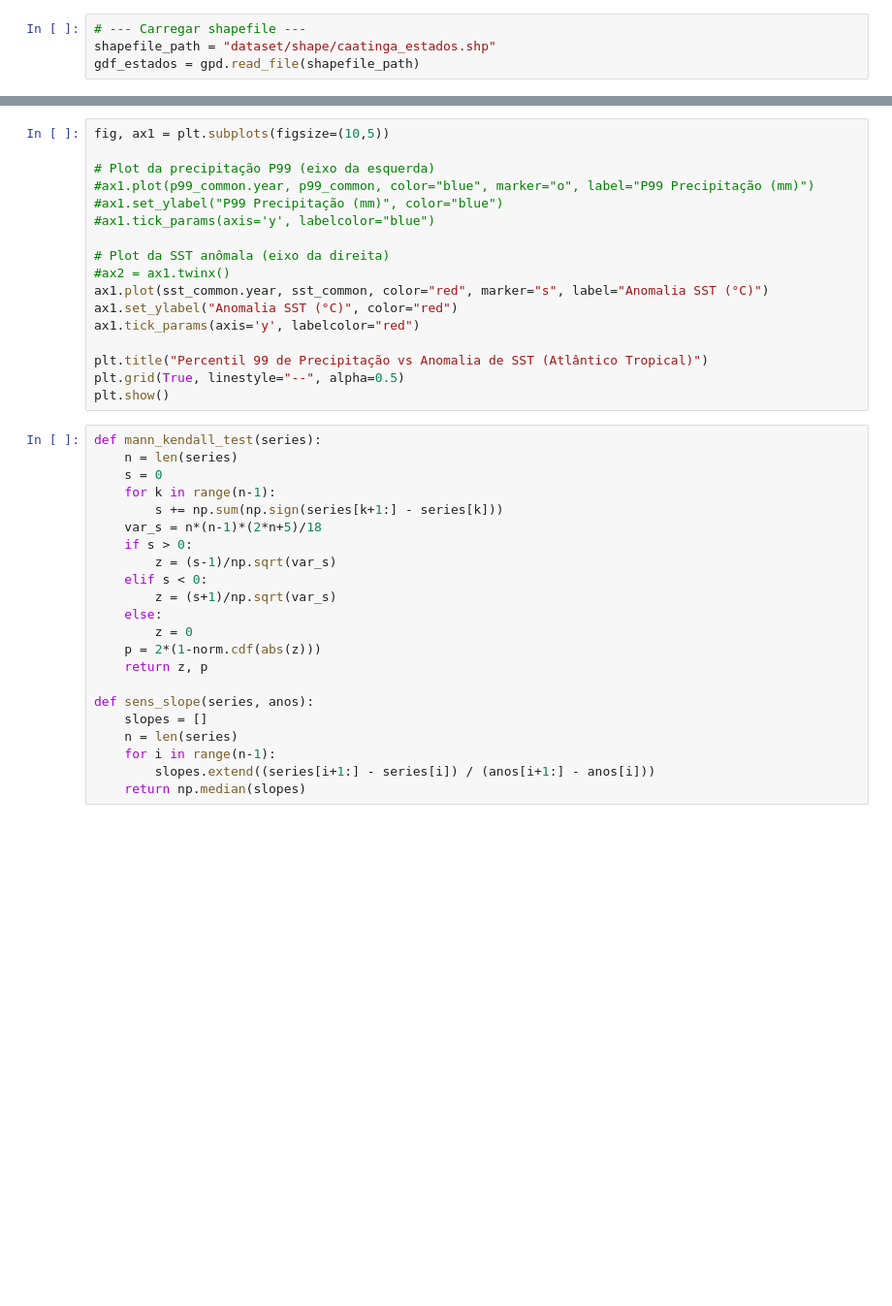
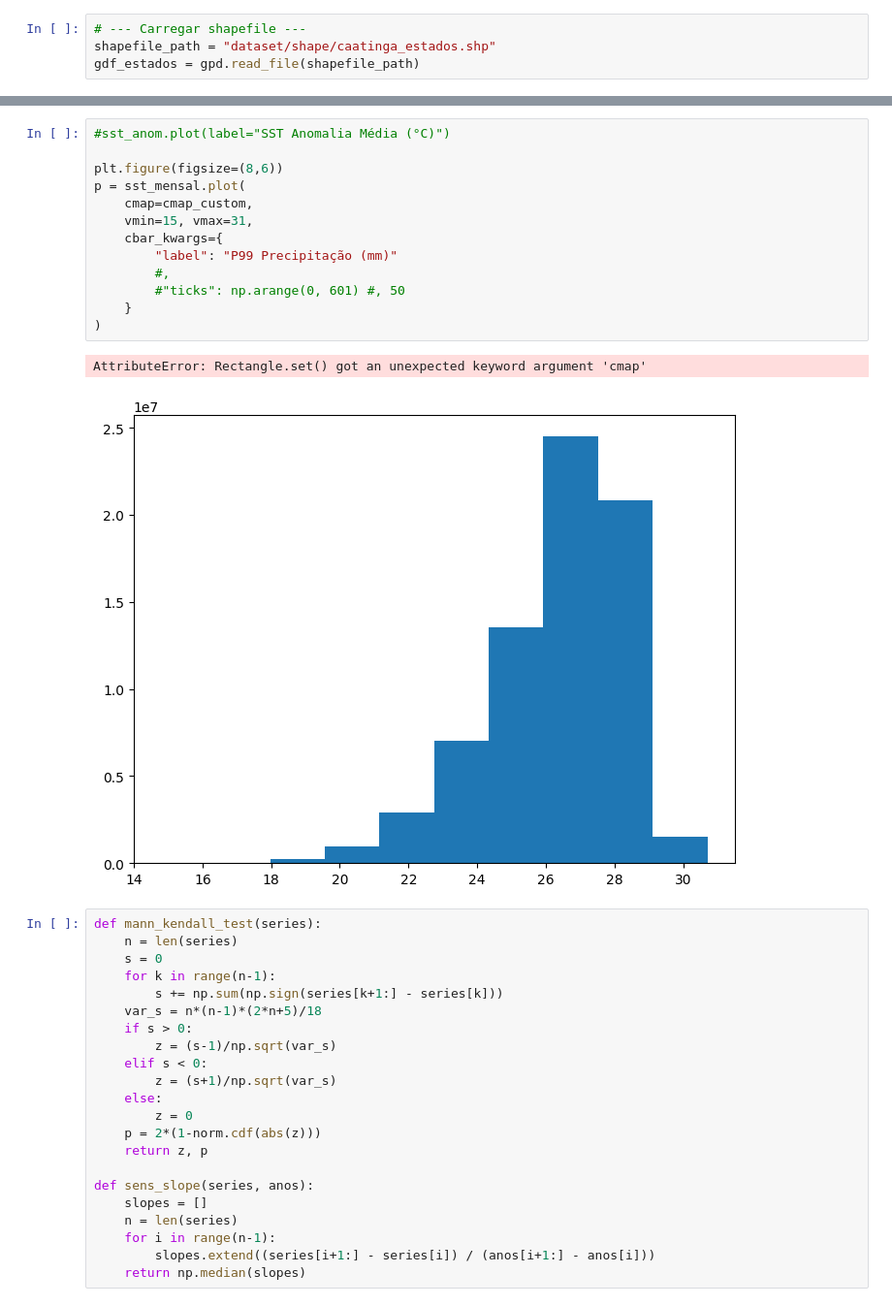
Before and after one commit to eduardocholuck/remote_sensing-1, a Jupyter notebook: 07_extremos_precip_SST.ipynb, the cells around one changed output, grey strips where cells are left out. Shown at 97% size. Cells and saved outputs as stored; diff of their text form; blank space fills up the shorter version.

```diff
--- a/07_extremos_precip_SST.ipynb
+++ b/07_extremos_precip_SST.ipynb
@@ -92,22 +125,21 @@ plt.show()
 # %% [output]
 [figure]
 # %%
-fig, ax1 = plt.subplots(figsize=(10,5))
+#sst_anom.plot(label="SST Anomalia Média (°C)")
 
-# Plot da precipitação P99 (eixo da esquerda)
-#ax1.plot(p99_common.year, p99_common, color="blue", marker="o", label="P99 Precipitação (mm)")
-#ax1.set_ylabel("P99 Precipitação (mm)", color="blue")
-#ax1.tick_params(axis='y', labelcolor="blue")
-
-# Plot da SST anômala (eixo da direita)
-#ax2 = ax1.twinx()
-ax1.plot(sst_common.year, sst_common, color="red", marker="s", label="Anomalia SST (°C)")
-ax1.set_ylabel("Anomalia SST (°C)", color="red")
-ax1.tick_params(axis='y', labelcolor="red")
-
-plt.title("Percentil 99 de Precipitação vs Anomalia de SST (Atlântico Tropical)")
-plt.grid(True, linestyle="--", alpha=0.5)
-plt.show()
+plt.figure(figsize=(8,6))
+p = sst_mensal.plot(
+    cmap=cmap_custom,
+    vmin=15, vmax=31,
+    cbar_kwargs={
+        "label": "P99 Precipitação (mm)"
+        #,
+        #"ticks": np.arange(0, 601) #, 50
+    }
+)
+# %% [output]
+AttributeError: Rectangle.set() got an unexpected keyword argument 'cmap'
+[figure, added]
 # %%
 def mann_kendall_test(series):
     n = len(series)
```
Also changed, not shown: parts of 4 cells of this notebook, 2 other files.
